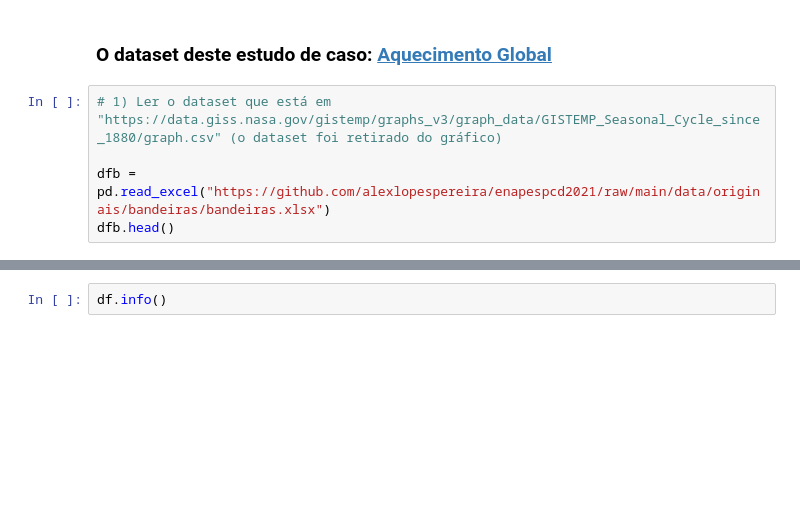
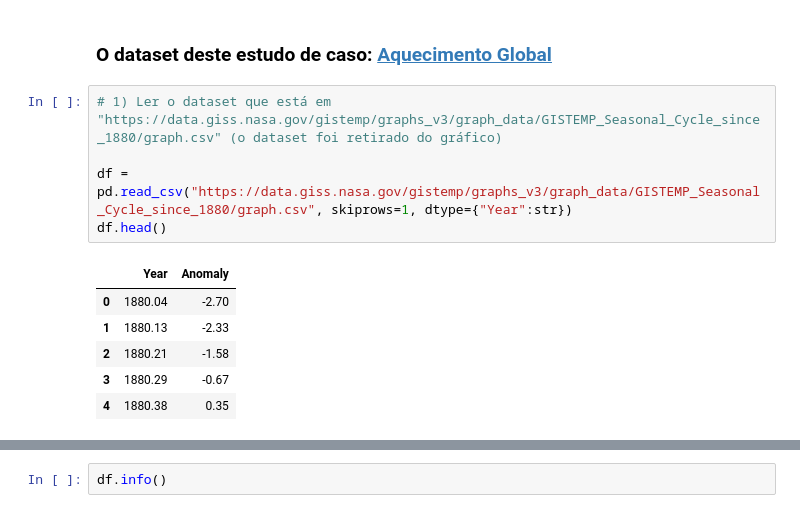
Before and after one commit to alexlopespereira/enapespcd2021, a Jupyter notebook: D9/Notebooks/Aula1_GraficosStoryTelling.ipynb, the cells around one changed output, grey strips where cells are left out. Saved outputs shown, nothing was run; the diff lists cells and outputs as text; blank space fills up the shorter version.

```diff
--- a/D9/Notebooks/Aula1_GraficosStoryTelling.ipynb
+++ b/D9/Notebooks/Aula1_GraficosStoryTelling.ipynb
@@ -23,5 +23,12 @@ import pandas as pd
 # %%
 # 1) Ler o dataset que está em "https://data.giss.nasa.gov/gistemp/graphs_v3/graph_data/GISTEMP_Seasonal_Cycle_since_1880/graph.csv" (o dataset foi retirado do gráfico)
 
-dfb = pd.read_excel("https://github.com/alexlopespereira/enapespcd2021/raw/main/data/originais/bandeiras/bandeiras.xlsx")
-dfb.head()
+df = pd.read_csv("https://data.giss.nasa.gov/gistemp/graphs_v3/graph_data/GISTEMP_Seasonal_Cycle_since_1880/graph.csv", skiprows=1, dtype={"Year":str})
+df.head()
+# %% [output]
+|  | Year | Anomaly |
+| 0 | 1880.04 | -2.70 |
+| 1 | 1880.13 | -2.33 |
+| 2 | 1880.21 | -1.58 |
+| 3 | 1880.29 | -0.67 |
+| 4 | 1880.38 | 0.35 |
```
Also changed, not shown: parts of 4 cells of this notebook, 2 other files.
